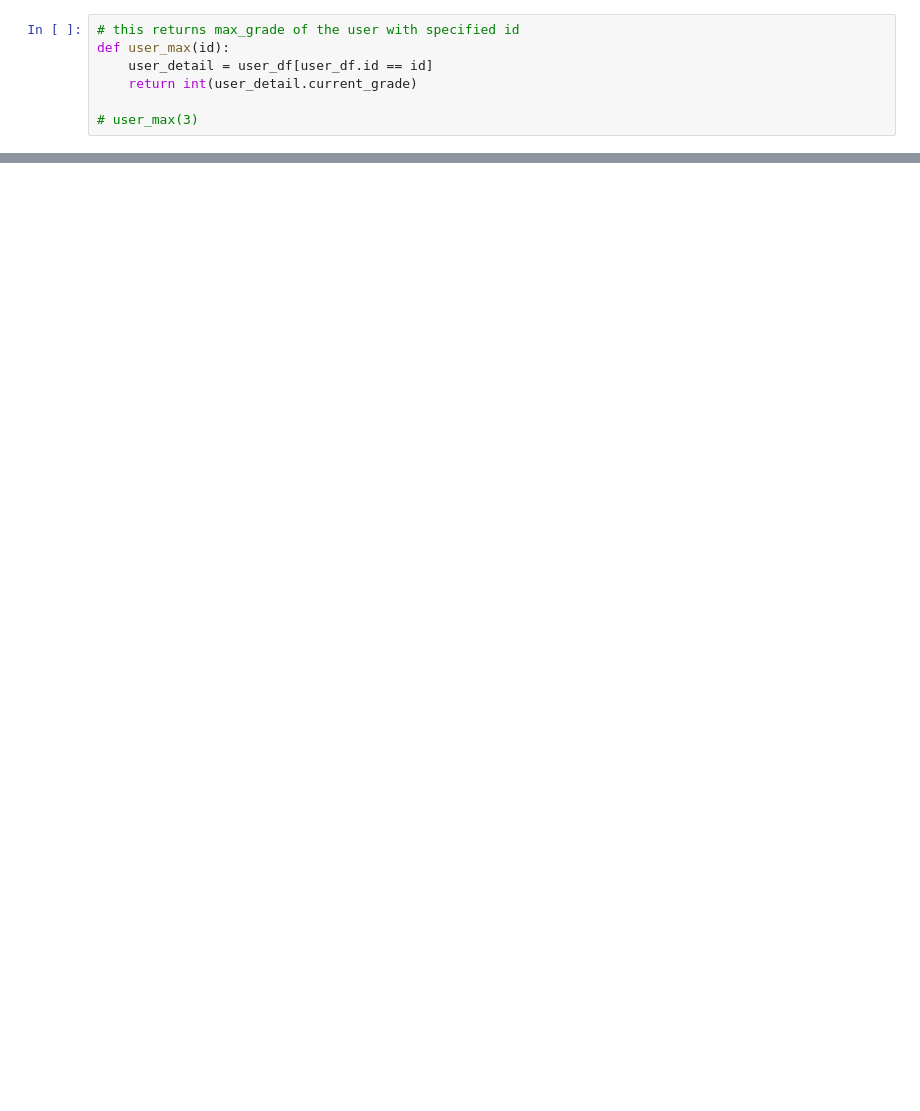
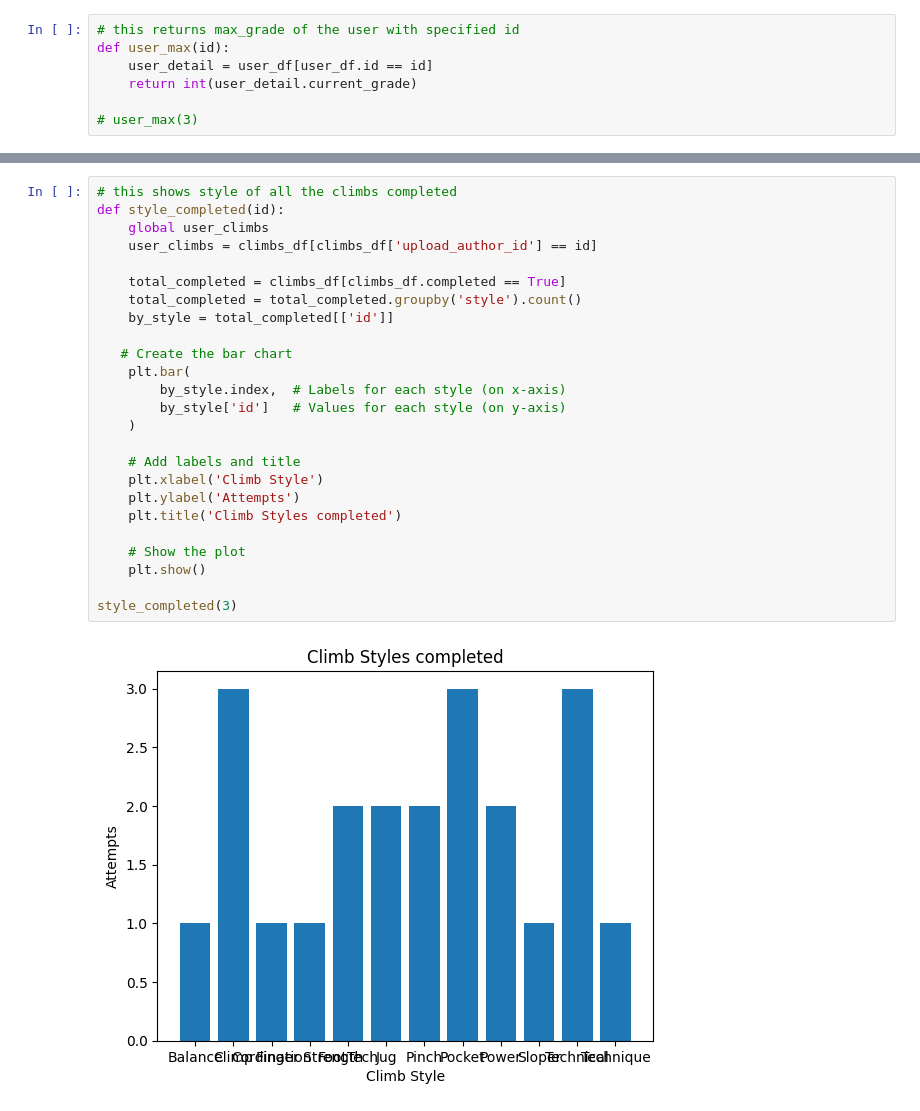
Before and after one commit to TOTO-TOILET/climb_log, a Jupyter notebook: data.ipynb, the cells around one changed output, grey strips where cells are left out. Cells and saved outputs as stored; diff of their text form; blank space fills up the shorter version.

```diff
--- a/data.ipynb
+++ b/data.ipynb
@@ -145,0 +223,27 @@ score_df
+# %%
+# this shows style of all the climbs completed
+def style_completed(id):
+    global user_climbs
+    user_climbs = climbs_df[climbs_df['upload_author_id'] == id]
+
+    total_completed = climbs_df[climbs_df.completed == True]
+    total_completed = total_completed.groupby('style').count()
+    by_style = total_completed[['id']]
+
+   # Create the bar chart
+    plt.bar(
+        by_style.index,  # Labels for each style (on x-axis)
+        by_style['id']   # Values for each style (on y-axis)
+    )
+
+    # Add labels and title
+    plt.xlabel('Climb Style')
+    plt.ylabel('Attempts')
+    plt.title('Climb Styles completed')
+
+    # Show the plot
+    plt.show()
+
+style_completed(3)
+# %% [output]
+[figure, added]
```
Also changed, not shown: parts of 12 cells of this notebook, 2 other files.
